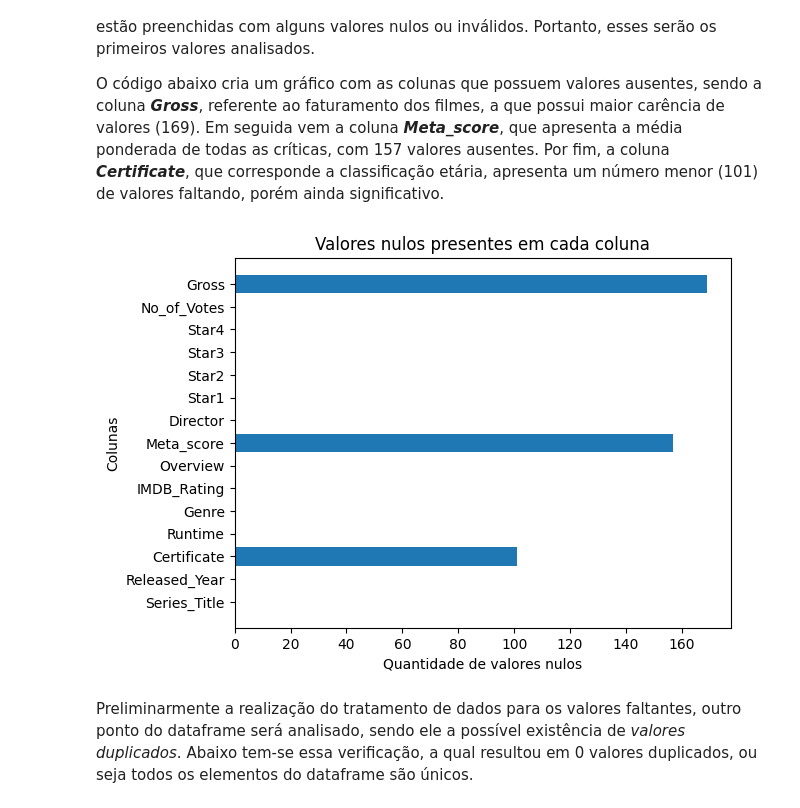
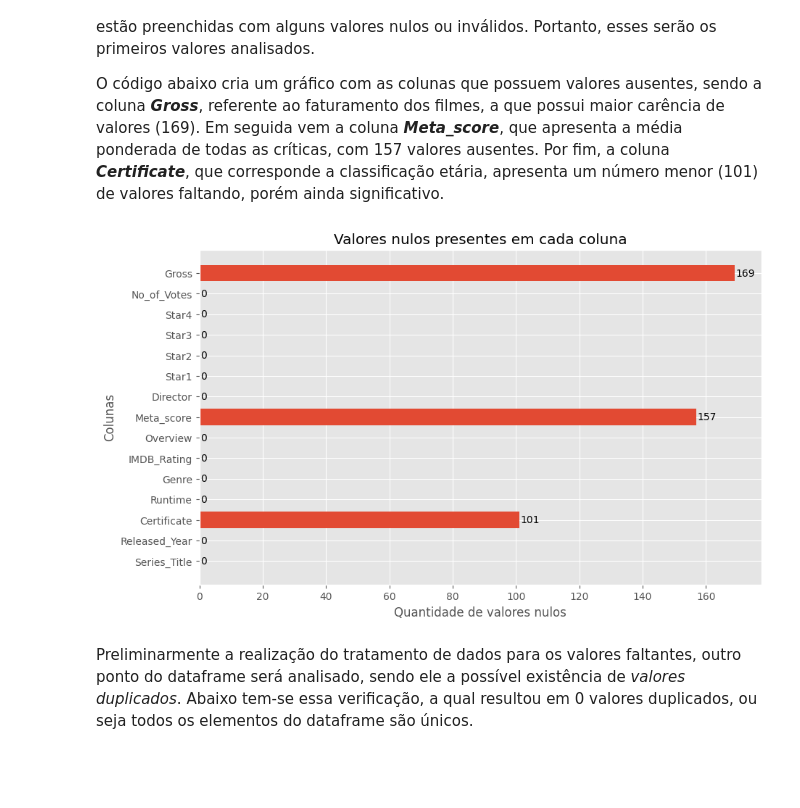
Before and after one commit to samylesousa/movies_imdb, a Jupyter notebook: desafio_ciencia_dados.ipynb, the cells around one changed output. Drawn from its saved outputs; the diff is of its cells as text; code cells hidden in the pictures; blank space fills up the shorter version.

```diff
--- a/desafio_ciencia_dados.ipynb
+++ b/desafio_ciencia_dados.ipynb
@@ -42,17 +42,19 @@ O primeiro detalhe observado é que algumas colunas possuem uma quantidade difer
 
 O código abaixo cria um gráfico com as colunas que possuem valores ausentes, sendo a coluna ***Gross***, referente ao faturamento dos filmes, a que possui maior carência de valores (169). Em seguida vem a coluna ***Meta_score***, que apresenta a média ponderada de todas as críticas, com 157 valores ausentes. Por fim, a coluna ***Certificate***, que corresponde a classificação etária, apresenta um número menor (101) de valores faltando, porém ainda significativo.
 # %%
+plt.style.use('ggplot')
 valores_nulos = filmes.isna().sum().reset_index()
 valores_nulos.columns = ["colunas", "quant_nulos"]
-fig, ax = plt.subplots()
+fig, ax = plt.subplots(figsize=(10, 6))
 
-ax.barh(valores_nulos["colunas"], valores_nulos["quant_nulos"], label=valores_nulos["colunas"])
+grafico_nulos = ax.barh(valores_nulos["colunas"], valores_nulos["quant_nulos"], label=valores_nulos["colunas"])
 ax.set_ylabel("Colunas")
 ax.set_xlabel("Quantidade de valores nulos")
 ax.set_title('Valores nulos presentes em cada coluna')
+ax.bar_label(grafico_nulos, padding=1)
 plt.show()
 # %% [output]
-[figure, old version]
+[figure, new version]
 # %% [markdown]
 Preliminarmente a realização do tratamento de dados para os valores faltantes, outro ponto do dataframe será analisado, sendo ele a possível existência de *valores duplicados*. Abaixo tem-se essa verificação, a qual resultou em 0 valores duplicados, ou seja todos os elementos do dataframe são únicos.
 # %%
```
Also changed, not shown: parts of 17 cells of this notebook.
